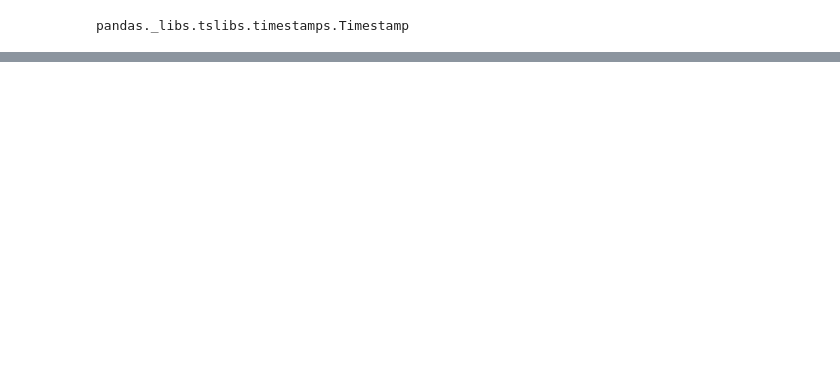
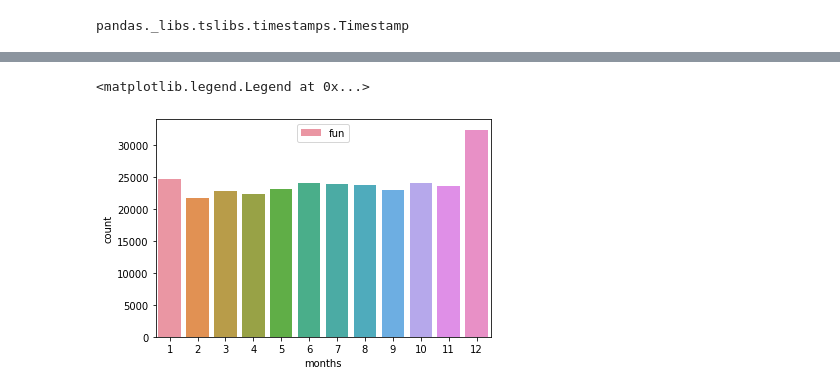
Before and after one commit to SANJAY072000/911Analysis, a Jupyter notebook: analysis911.ipynb, the cells around one changed output, grey strips where cells are left out. Cells and saved outputs as stored; diff of their text form; code cells hidden in the pictures; blank space fills up the shorter version.

```diff
--- a/analysis911.ipynb
+++ b/analysis911.ipynb
@@ -127,3 +127,9 @@ df.head()
 | 2 | 40.121182 | -75.351975 | HAWS AVE; NORRISTOWN; 2015-12-10 ... | 19401.0 | Fire: GAS-ODOR/LEAK | 2015-12-10 14:39:21 | NORRISTOWN | HAWS AVE | 1 | GAS-ODOR/LEAK | ... |
 | 3 | 40.116153 | -75.343513 | AIRY ST & SWEDE ST; NORRISTOWN; S... | 19401.0 | EMS: CARDIAC EMERGENCY | 2015-12-10 16:47:36 | NORRISTOWN | AIRY ST & SWEDE ST | 1 | CARDIAC EMERGENCY | ... |
 | 4 | 40.251492 | -75.603350 | CHERRYWOOD CT & DEAD END; LOWER P... | NaN | EMS: DIZZINESS | 2015-12-10 16:56:52 | LOWER POTTSGROVE | CHERRYWOOD CT & DEAD END | 1 | DIZZINESS | ... |
+# %%
+sns.countplot(x='months',data=df,label='fun')
+plt.legend(loc='upper center')
+# %% [output]
+<matplotlib.legend.Legend at 0x...>
+[figure, added]
```
Also changed, not shown: parts of 2 cells of this notebook.
